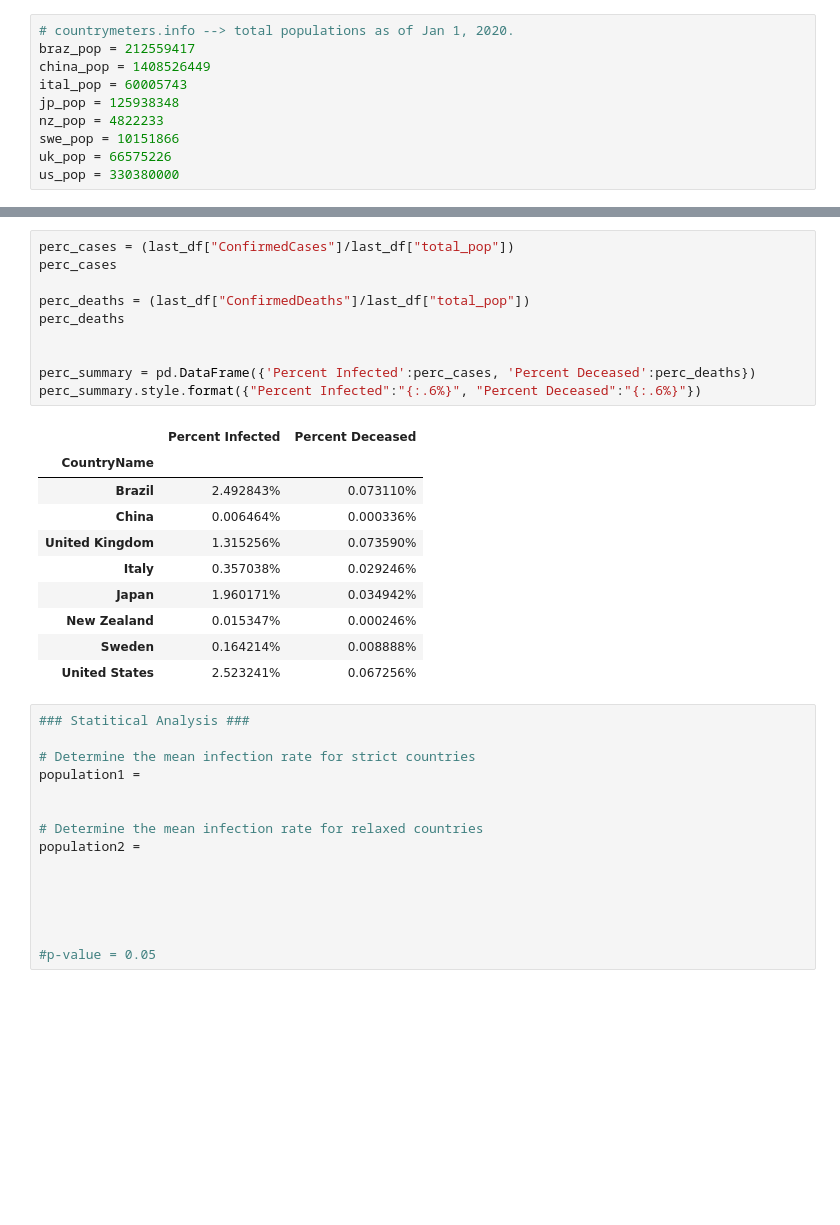
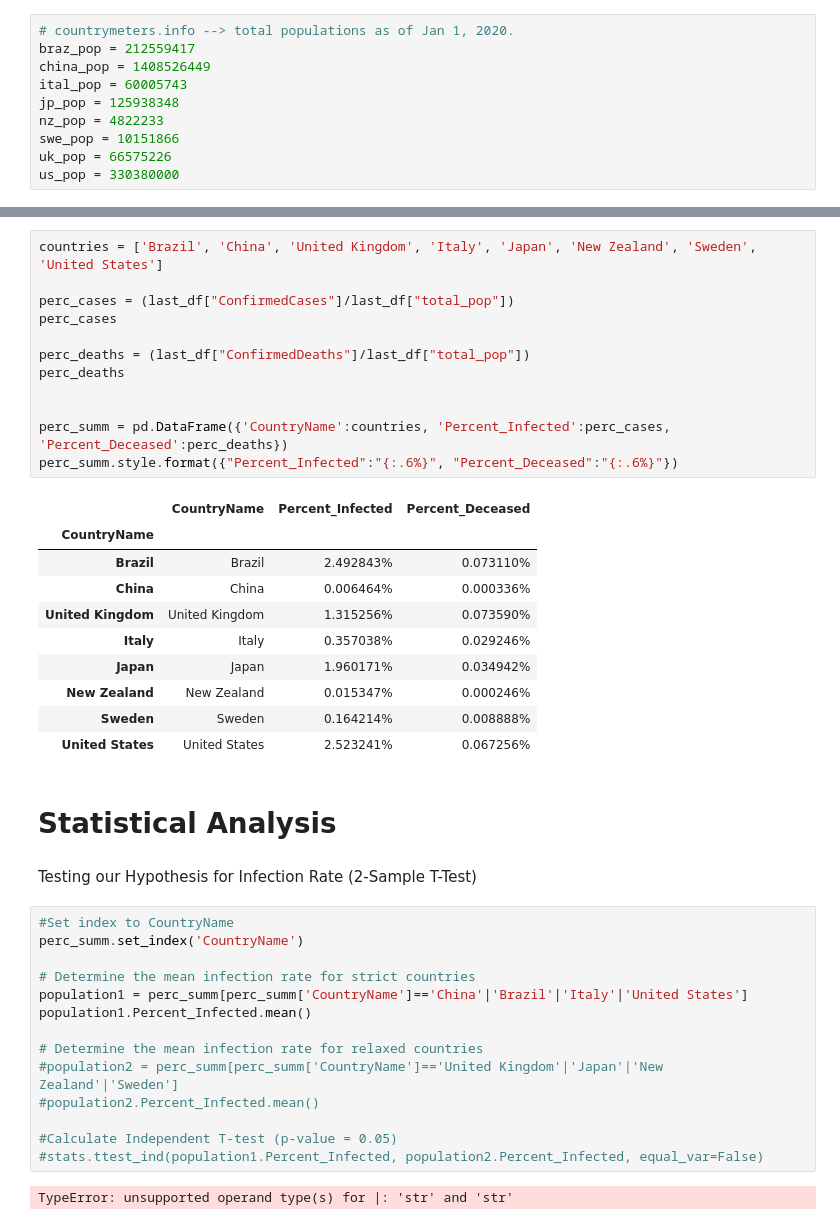
Before and after one commit to rejane-b/Project_1, a Jupyter notebook: Daily_Cases_Total_Cases.ipynb, the cells around one changed output, grey strips where cells are left out. Saved outputs shown, nothing was run; the diff lists cells and outputs as text; blank space fills up the shorter version.

```diff
--- a/Daily_Cases_Total_Cases.ipynb
+++ b/Daily_Cases_Total_Cases.ipynb
@@ -182,38 +182,45 @@ See the caveats in the documentation: https://pandas.pydata.org/pandas-docs/stab
 | Sweden | 2020-10-22 | 0.0 | 1.0 | 0.0 | 2.0 | ... |
 | United States | 2020-10-22 | 3.0 | 2.0 | 2.0 | 2.0 | ... |
 # %%
+countries = ['Brazil', 'China', 'United Kingdom', 'Italy', 'Japan', 'New Zealand', 'Sweden', 'United States']
+
 perc_cases = (last_df["ConfirmedCases"]/last_df["total_pop"])
 perc_cases
 
 perc_deaths = (last_df["ConfirmedDeaths"]/last_df["total_pop"])
 perc_deaths
 
 
-perc_summary = pd.DataFrame({'Percent Infected':perc_cases, 'Percent Deceased':perc_deaths})
-perc_summary.style.format({"Percent Infected":"{:.6%}", "Percent Deceased":"{:.6%}"})
+perc_summ = pd.DataFrame({'CountryName':countries, 'Percent_Infected':perc_cases, 'Percent_Deceased':perc_deaths})
+perc_summ.style.format({"Percent_Infected":"{:.6%}", "Percent_Deceased":"{:.6%}"})
 # %% [output]
-|  | Percent Infected | Percent Deceased |
-| CountryName |  |  |
-| Brazil | 2.492843% | 0.073110% |
-| China | 0.006464% | 0.000336% |
-| United Kingdom | 1.315256% | 0.073590% |
-| Italy | 0.357038% | 0.029246% |
-| Japan | 1.960171% | 0.034942% |
-| New Zealand | 0.015347% | 0.000246% |
-| Sweden | 0.164214% | 0.008888% |
-| United States | 2.523241% | 0.067256% |
+|  | CountryName | Percent_Infected | Percent_Deceased |
+| CountryName |  |  |  |
+| Brazil | Brazil | 2.492843% | 0.073110% |
+| China | China | 0.006464% | 0.000336% |
+| United Kingdom | United Kingdom | 1.315256% | 0.073590% |
+| Italy | Italy | 0.357038% | 0.029246% |
+| Japan | Japan | 1.960171% | 0.034942% |
+| New Zealand | New Zealand | 0.015347% | 0.000246% |
+| Sweden | Sweden | 0.164214% | 0.008888% |
+| United States | United States | 2.523241% | 0.067256% |
+# %% [markdown]
+# Statistical Analysis
+# %% [markdown]
+Testing our Hypothesis for Infection Rate (2-Sample T-Test)
 # %%
-### Statitical Analysis ###
+#Set index to CountryName
+perc_summ.set_index('CountryName')
 
 # Determine the mean infection rate for strict countries
-population1 =
-
+population1 = perc_summ[perc_summ['CountryName']=='China'|'Brazil'|'Italy'|'United States']
+population1.Percent_Infected.mean()
 
 # Determine the mean infection rate for relaxed countries
-population2 =
+#population2 = perc_summ[perc_summ['CountryName']=='United Kingdom'|'Japan'|'New Zealand'|'Sweden']
+#population2.Percent_Infected.mean()
 
-
-
-
-
-#p-value = 0.05
+#Calculate Independent T-test (p-value = 0.05)
+#stats.ttest_ind(population1.Percent_Infected, population2.Percent_Infected, equal_var=False)
+# %% [output]
+TypeError: unsupported operand type(s) for |: 'str' and 'str'
```
Also changed, not shown: parts of 6 cells of this notebook.
